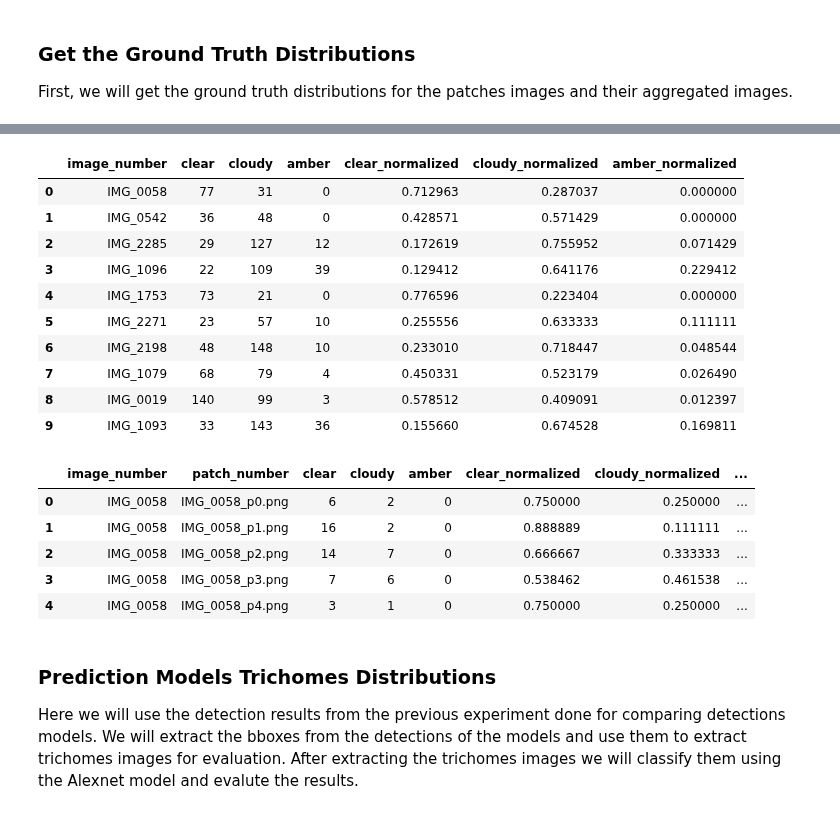
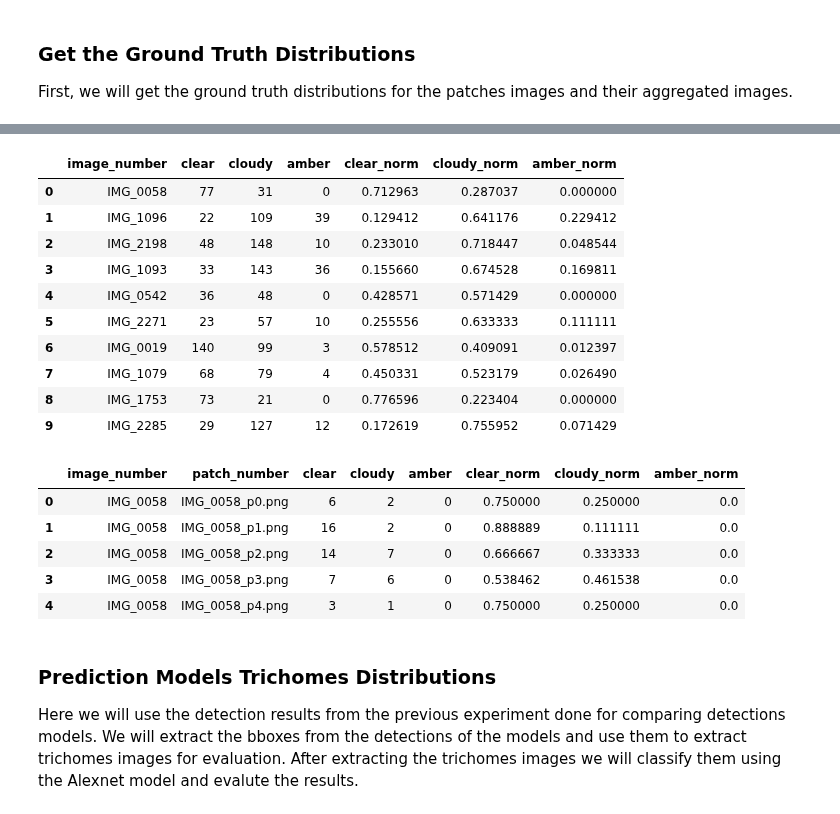
Before and after one commit to elorberb/thesis, a Jupyter notebook: src/classification/notebooks/evaluate_models_on_trichome_dist.ipynb, the cells around one changed output, grey strips where cells are left out. Saved outputs shown, nothing was run; the diff lists cells and outputs as text; code cells hidden in the pictures.

```diff
--- a/src/classification/notebooks/evaluate_models_on_trichome_dist.ipynb
+++ b/src/classification/notebooks/evaluate_models_on_trichome_dist.ipynb
@@ -70,46 +70,46 @@ IMG_1093: {0: 33, 1: 143, 2: 36}
 # %%
 import pandas as pd
 # build dataframe from the dicts distributions
 images_annotations = []
 
 for image_number, image_dist in image_distribution.items():
     clear_count = image_dist.get(0, 0)
     cloudy_count = image_dist.get(1, 0)
     amber_count = image_dist.get(2, 0)
     total_count = clear_count + cloudy_count + amber_count
 
     # Calculate normalized distribution
     if total_count > 0:
         clear_normalized = clear_count / total_count
         cloudy_normalized = cloudy_count / total_count
         amber_normalized = amber_count / total_count
     else:
         clear_normalized = cloudy_normalized = amber_normalized = 0
 
     images_annotations.append({
         "image_number": image_number,
         "clear": clear_count,
         "cloudy": cloudy_count,
         "amber": amber_count,
-        "clear_normalized": clear_normalized,
-        "cloudy_normalized": cloudy_normalized,
-        "amber_normalized": amber_normalized
+        "clear_norm": clear_normalized,
+        "cloudy_norm": cloudy_normalized,
+        "amber_norm": amber_normalized
     })
 
 images_gt_df = pd.DataFrame(images_annotations)
 images_gt_df
 # %% [output]
-|  | image_number | clear | cloudy | amber | clear_normalized | cloudy_normalized | amber_normalized |
+|  | image_number | clear | cloudy | amber | clear_norm | cloudy_norm | amber_norm |
 | 0 | IMG_0058 | 77 | 31 | 0 | 0.712963 | 0.287037 | 0.000000 |
-| 1 | IMG_0542 | 36 | 48 | 0 | 0.428571 | 0.571429 | 0.000000 |
-| 2 | IMG_2285 | 29 | 127 | 12 | 0.172619 | 0.755952 | 0.071429 |
-| 3 | IMG_1096 | 22 | 109 | 39 | 0.129412 | 0.641176 | 0.229412 |
-| 4 | IMG_1753 | 73 | 21 | 0 | 0.776596 | 0.223404 | 0.000000 |
+| 1 | IMG_1096 | 22 | 109 | 39 | 0.129412 | 0.641176 | 0.229412 |
+| 2 | IMG_2198 | 48 | 148 | 10 | 0.233010 | 0.718447 | 0.048544 |
+| 3 | IMG_1093 | 33 | 143 | 36 | 0.155660 | 0.674528 | 0.169811 |
+| 4 | IMG_0542 | 36 | 48 | 0 | 0.428571 | 0.571429 | 0.000000 |
 | 5 | IMG_2271 | 23 | 57 | 10 | 0.255556 | 0.633333 | 0.111111 |
-| 6 | IMG_2198 | 48 | 148 | 10 | 0.233010 | 0.718447 | 0.048544 |
+| 6 | IMG_0019 | 140 | 99 | 3 | 0.578512 | 0.409091 | 0.012397 |
 | 7 | IMG_1079 | 68 | 79 | 4 | 0.450331 | 0.523179 | 0.026490 |
-| 8 | IMG_0019 | 140 | 99 | 3 | 0.578512 | 0.409091 | 0.012397 |
-| 9 | IMG_1093 | 33 | 143 | 36 | 0.155660 | 0.674528 | 0.169811 |
+| 8 | IMG_1753 | 73 | 21 | 0 | 0.776596 | 0.223404 | 0.000000 |
+| 9 | IMG_2285 | 29 | 127 | 12 | 0.172619 | 0.755952 | 0.071429 |
 # %%
 # create patches ground truth dataframe
 patches_annotations = []
@@ -135,20 +135,20 @@ for image_number, patches in patch_distribution.items():
             "clear": clear_count,
             "cloudy": cloudy_count,
             "amber": amber_count,
-            "clear_normalized": clear_normalized,
-            "cloudy_normalized": cloudy_normalized,
-            "amber_normalized": amber_normalized
+            "clear_norm": clear_normalized,
+            "cloudy_norm": cloudy_normalized,
+            "amber_norm": amber_normalized
         })
 
 patches_gt_df = pd.DataFrame(patches_annotations)
 patches_gt_df.head()
 # %% [output]
-|  | image_number | patch_number | clear | cloudy | amber | clear_normalized | cloudy_normalized | ... |
-| 0 | IMG_0058 | IMG_0058_p0.png | 6 | 2 | 0 | 0.750000 | 0.250000 | ... |
-| 1 | IMG_0058 | IMG_0058_p1.png | 16 | 2 | 0 | 0.888889 | 0.111111 | ... |
-| 2 | IMG_0058 | IMG_0058_p2.png | 14 | 7 | 0 | 0.666667 | 0.333333 | ... |
-| 3 | IMG_0058 | IMG_0058_p3.png | 7 | 6 | 0 | 0.538462 | 0.461538 | ... |
-| 4 | IMG_0058 | IMG_0058_p4.png | 3 | 1 | 0 | 0.750000 | 0.250000 | ... |
+|  | image_number | patch_number | clear | cloudy | amber | clear_norm | cloudy_norm | amber_norm |
+| 0 | IMG_0058 | IMG_0058_p0.png | 6 | 2 | 0 | 0.750000 | 0.250000 | 0.0 |
+| 1 | IMG_0058 | IMG_0058_p1.png | 16 | 2 | 0 | 0.888889 | 0.111111 | 0.0 |
+| 2 | IMG_0058 | IMG_0058_p2.png | 14 | 7 | 0 | 0.666667 | 0.333333 | 0.0 |
+| 3 | IMG_0058 | IMG_0058_p3.png | 7 | 6 | 0 | 0.538462 | 0.461538 | 0.0 |
+| 4 | IMG_0058 | IMG_0058_p4.png | 3 | 1 | 0 | 0.750000 | 0.250000 | 0.0 |
 # %% [markdown]
 ### Prediction Models Trichomes Distributions
 Here we will use the detection results from the previous experiment done for comparing detections models.
```
Also changed, not shown: parts of 22 cells of this notebook, 7 other files.
